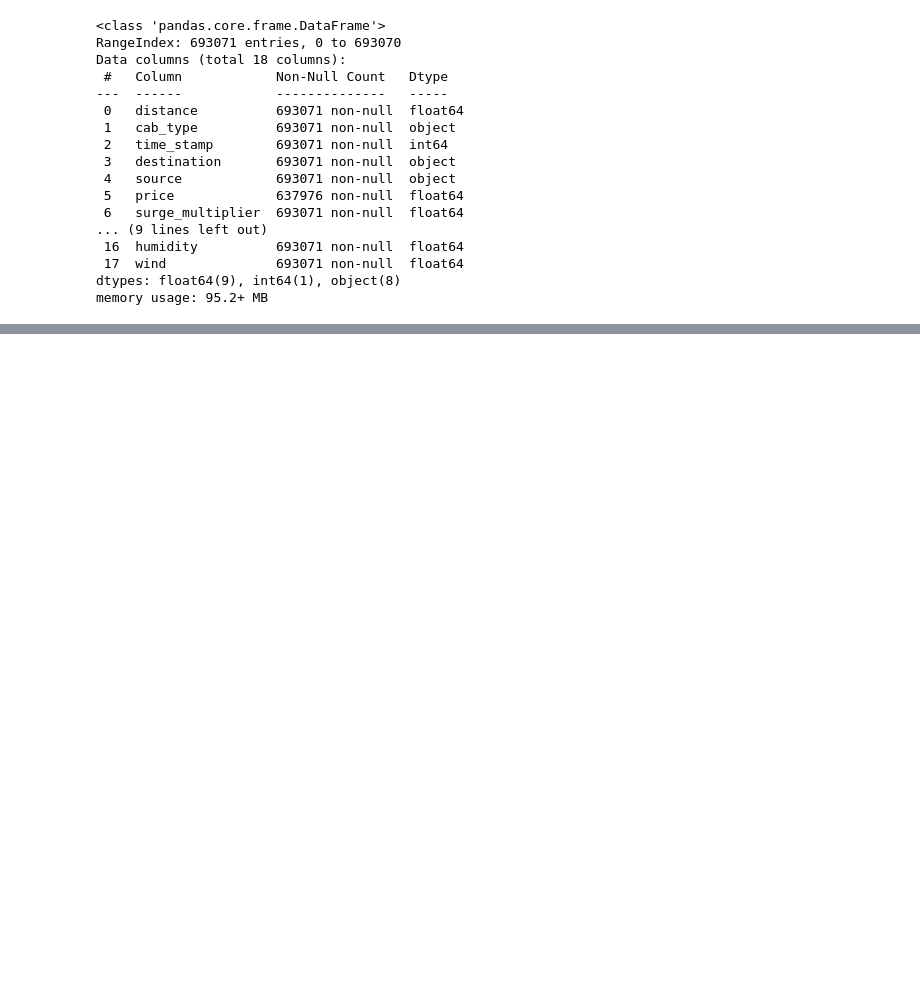
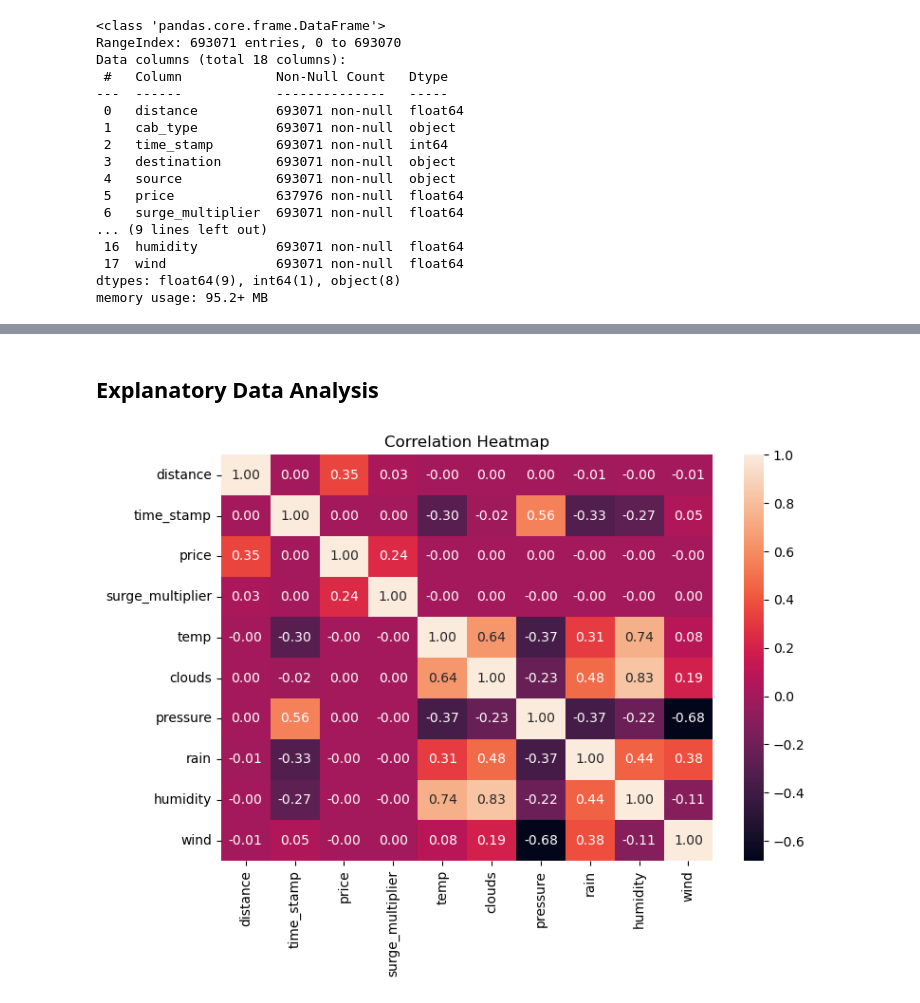
Before and after one commit to hfarukaktas/data-science-projects, a Jupyter notebook: uber-lyft-prices-data/Uber - Lyft Prices.ipynb, the cells around one changed output, grey strips where cells are left out. Drawn from its saved outputs; the diff is of its cells as text; code cells hidden in the pictures; blank space fills up the shorter version.

Commit message:
EDA completed on Cab Ride Prices Data

```diff
--- a/uber-lyft-prices-data/Uber - Lyft Prices.ipynb
+++ b/uber-lyft-prices-data/Uber - Lyft Prices.ipynb
@@ -195,3 +197,6 @@ Data columns (total 18 columns):
  17  wind              693071 non-null  float64
 dtypes: float64(9), int64(1), object(8)
 memory usage: 95.2+ MB
+# %%
+# dropping the rows with null values in the target variable "price"
+df_clean = merged_df.dropna(subset = ["price"]).copy()
@@ -197,0 +212,14 @@ memory usage: 95.2+ MB
+# %% [markdown]
+## Explanatory Data Analysis
+# %%
+# correlation heatmap
+numeric_cols = df_clean.select_dtypes(include = ["float64", "int64"]).columns
+corr_matrix = df_clean[numeric_cols].corr()
+
+fig, ax = plt.subplots(figsize = (8,6))
+sns.heatmap(corr_matrix, fmt = ".2f",annot = True, cbar = True, ax=ax)
+plt.title("Correlation Heatmap")
+plt.tight_layout()
+plt.show()
+# %% [output]
+[figure, added]
```
Also changed, not shown: parts of 12 cells of this notebook.
